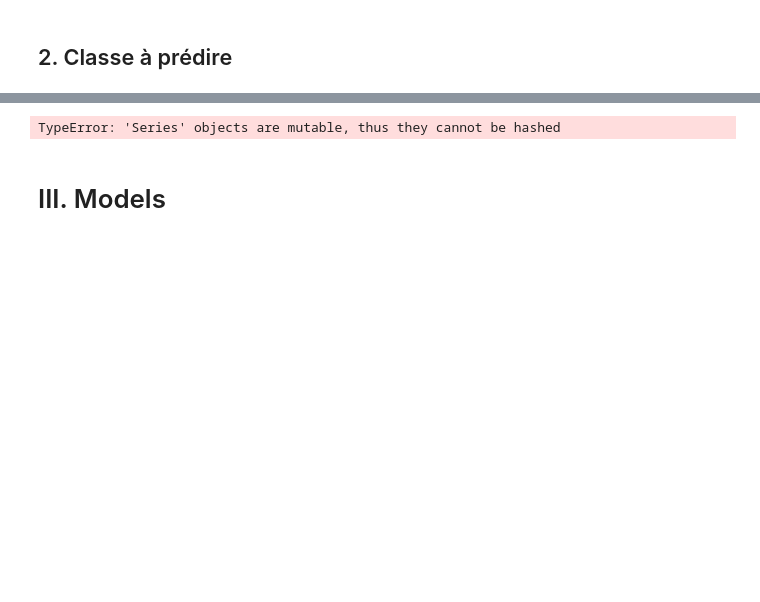
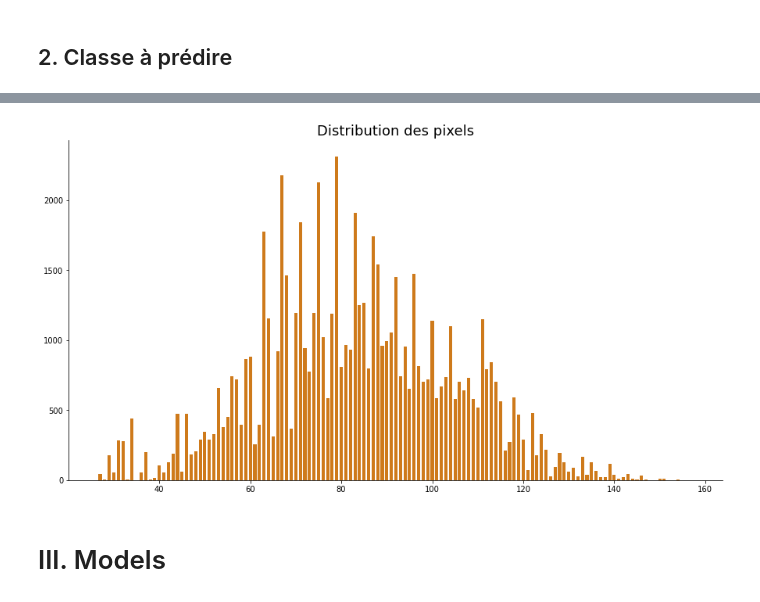
Before and after one commit to Nicolas-Thomazo/classification_image, a Jupyter notebook: exploration.ipynb, the cells around one changed output, grey strips where cells are left out. Saved outputs shown, nothing was run; the diff lists cells and outputs as text; code cells hidden in the pictures; blank space fills up the shorter version.

```diff
--- a/exploration.ipynb
+++ b/exploration.ipynb
@@ -51,13 +59,13 @@ Nous allons donc utiliser d'autres metrics pour vérifier la prédiction de notr
 # %%
 dicto = dict()
+
 def get_dict(x):
     #if dicto[x]:
-    dicto[x] +=1
-    #else:
-     #   dicto["x"] =1
+    if x in dicto:
+        dicto[x] +=1
+    else:
+        dicto[x] =1
     return x
 
-df_train.apply(lambda x : get_dict(x))
-dicto
+for i in range(0,35,1):
+    df_test.iloc[:,i].apply(lambda x : get_dict(x))
-# %% [output]
-TypeError: 'Series' objects are mutable, thus they cannot be hashed
@@ -76,3 +72,12 @@ plot_distribution(df_train)
+# %%
+fig, ax = plt.subplots(1,figsize=(15,8))
+ax.bar(dicto.keys(), dicto.values(),width=0.7, color='#CE7A1B')
+ax.spines['right'].set_visible(False)
+ax.spines['top'].set_visible(False)
+ax.set_title('Distribution des pixels',fontsize = 18)
+fig.show()
+# %% [output]
+[figure, added]
 # %%
 def plot(df):
     index =  df.iloc[:,36].value_counts().index.to_list()
```
Also changed, not shown: parts of 52 cells of this notebook, 51 other files.
